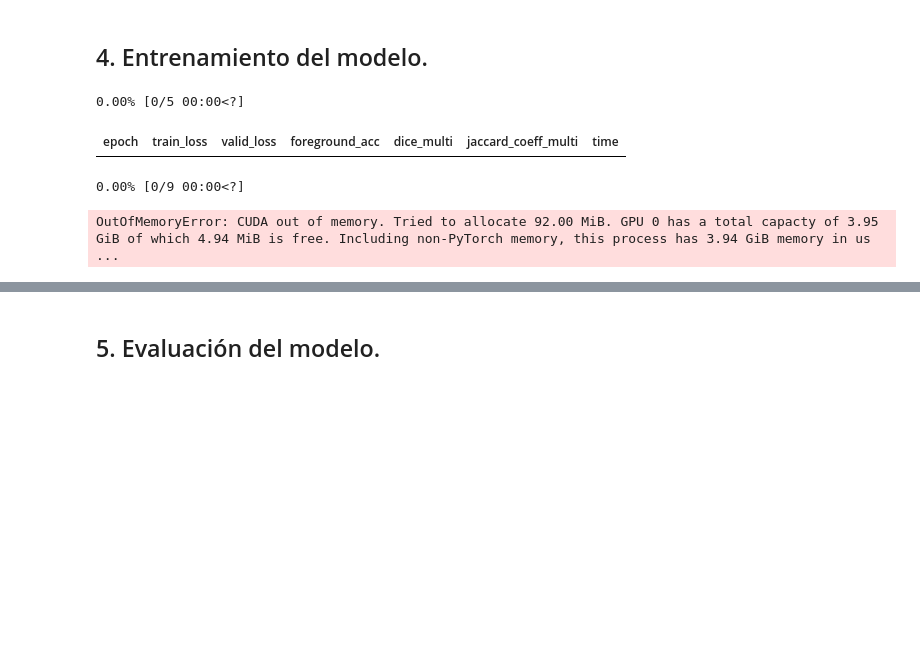
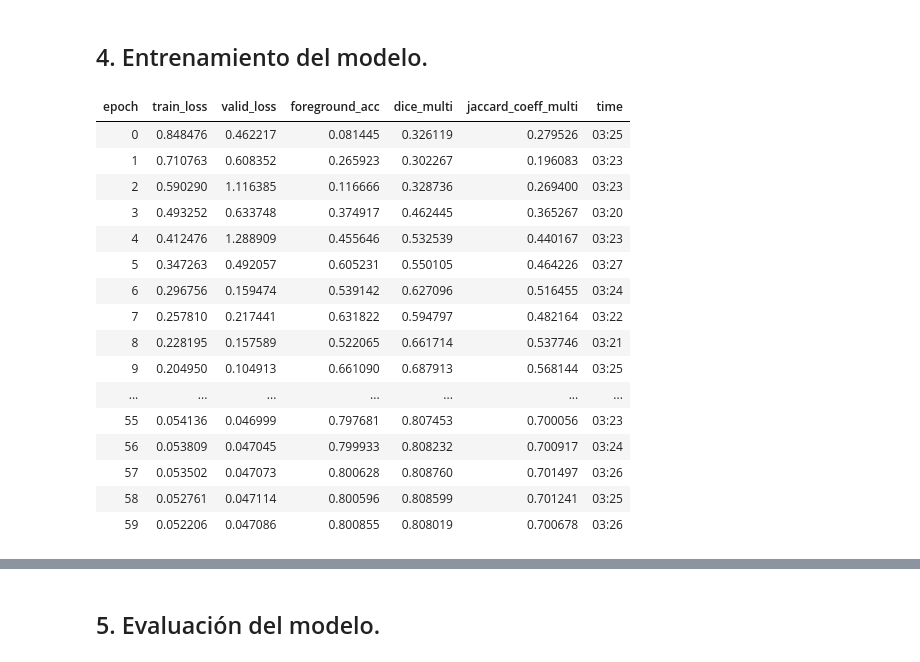
Before and after one commit to pab1s/granada-parking-segmentation, a Jupyter notebook: notebooks/VC_DeepLabV3+.ipynb, the cells around one changed output, grey strips where cells are left out. Drawn from its saved outputs; the diff is of its cells as text; code cells hidden in the pictures; blank space fills up the shorter version.

```diff
--- a/notebooks/VC_DeepLabV3+.ipynb
+++ b/notebooks/VC_DeepLabV3+.ipynb
@@ -120,7 +122,7 @@ def save_metrics_to_csv(learner, file_path='deeplab_metrics.csv', **kwargs):
 # %% [markdown]
 ## 2. Carga y preparación de los datos.
 # %%
-path_to_dataset = Path('/media/HDD/Documentos/DGIIM5/UDD5_3C_AUGMENTED/train')
+path_to_dataset = Path('/content/drive/My Drive/images/UDD5_3C_AUGMENTED/train')
 # %%
 def get_y_fn(x):
     """
@@ -225,7 +227,7 @@ data = DataBlock(
     get_items=get_items,
     get_y=get_mask,
     splitter=RandomSplitter(valid_pct=0.1, seed=42),
-    item_tfms=Resize((304, 456)),
+    item_tfms=Resize((256, 384)),
     batch_tfms=[*aug_transforms, ShadowTransform(
         num_shadows=3, min_opacity=0.5, max_opacity=0.75), Normalize.from_stats(*imagenet_stats)]
 )
@@ -300,11 +283,24 @@ learner = Learner(dls, model,loss_func=FocalLoss(), metrics=[foreground_acc, Dic
 ## 4. Entrenamiento del modelo.
 # %%
 # Entrenar el modelo
-learner.fit_one_cycle(5)
+learner.fit_one_cycle(60)   #En ejecución
 # %% [output]
-0.00% [0/5 00:00<?]
 | epoch | train_loss | valid_loss | foreground_acc | dice_multi | jaccard_coeff_multi | time |
+| 0 | 0.848476 | 0.462217 | 0.081445 | 0.326119 | 0.279526 | 03:25 |
+| 1 | 0.710763 | 0.608352 | 0.265923 | 0.302267 | 0.196083 | 03:23 |
+| 2 | 0.590290 | 1.116385 | 0.116666 | 0.328736 | 0.269400 | 03:23 |
+| 3 | 0.493252 | 0.633748 | 0.374917 | 0.462445 | 0.365267 | 03:20 |
+| 4 | 0.412476 | 1.288909 | 0.455646 | 0.532539 | 0.440167 | 03:23 |
+| 5 | 0.347263 | 0.492057 | 0.605231 | 0.550105 | 0.464226 | 03:27 |
+| 6 | 0.296756 | 0.159474 | 0.539142 | 0.627096 | 0.516455 | 03:24 |
+| 7 | 0.257810 | 0.217441 | 0.631822 | 0.594797 | 0.482164 | 03:22 |
+| 8 | 0.228195 | 0.157589 | 0.522065 | 0.661714 | 0.537746 | 03:21 |
+| 9 | 0.204950 | 0.104913 | 0.661090 | 0.687913 | 0.568144 | 03:25 |
+| ... | ... | ... | ... | ... | ... | ... |
+| 55 | 0.054136 | 0.046999 | 0.797681 | 0.807453 | 0.700056 | 03:23 |
+| 56 | 0.053809 | 0.047045 | 0.799933 | 0.808232 | 0.700917 | 03:24 |
+| 57 | 0.053502 | 0.047073 | 0.800628 | 0.808760 | 0.701497 | 03:26 |
+| 58 | 0.052761 | 0.047114 | 0.800596 | 0.808599 | 0.701241 | 03:25 |
+| 59 | 0.052206 | 0.047086 | 0.800855 | 0.808019 | 0.700678 | 03:26 |
-0.00% [0/9 00:00<?]
-OutOfMemoryError: CUDA out of memory. Tried to allocate 92.00 MiB. GPU 0 has a total capacty of 3.95 GiB of which 4.94 MiB is free. Including non-PyTorch memory, this process has 3.94 GiB memory in us ...
 # %%
 learner.recorder.plot_metrics()
```
Also changed, not shown: parts of 13 cells of this notebook, 16 other files.
